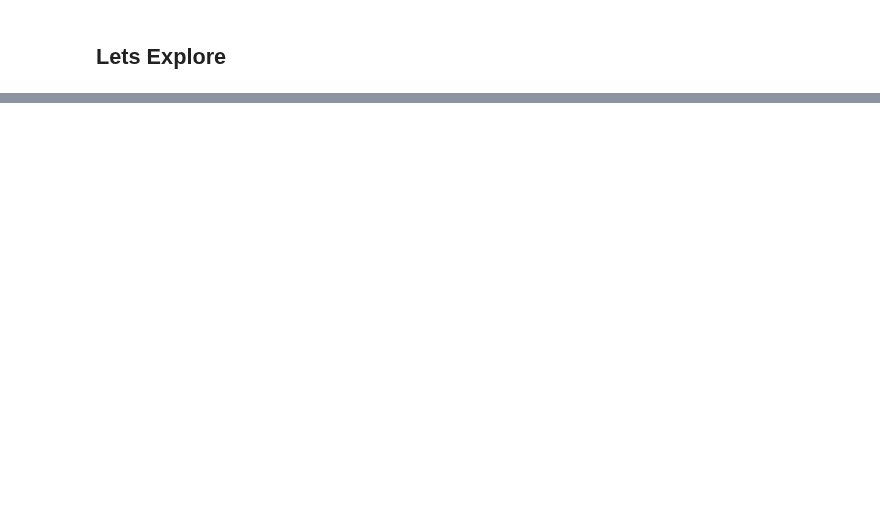
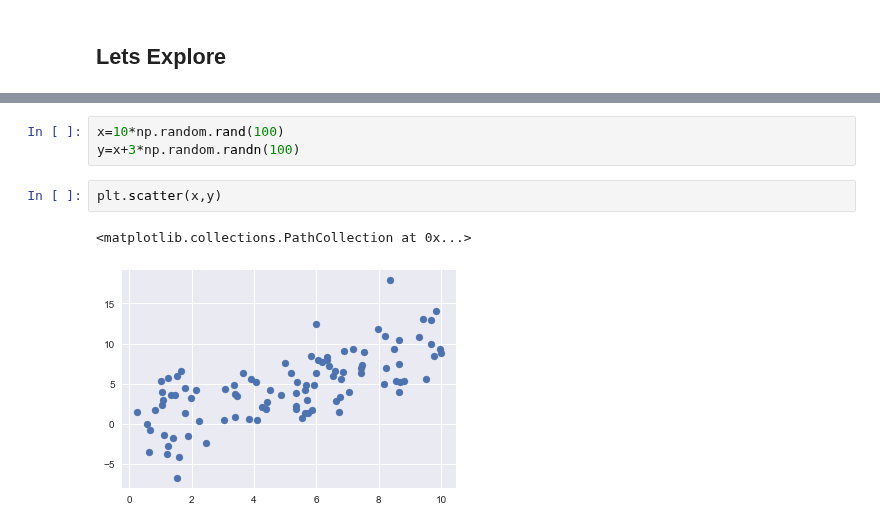
Before and after one commit to Codes-code/Machine-Learning, a Jupyter notebook: Iris_Project.ipynb, the cells around one changed output, grey strips where cells are left out. Cells and saved outputs as stored; diff of their text form; blank space fills up the shorter version.

```diff
--- a/Iris_Project.ipynb
+++ b/Iris_Project.ipynb
@@ -416,0 +417,8 @@ plt.plot(x_fit, y_fit)
+# %%
+x=10*np.random.rand(100)
+y=x+3*np.random.randn(100)
+# %%
+plt.scatter(x,y)
+# %% [output]
+<matplotlib.collections.PathCollection at 0x...>
+[figure, added]
```
Also changed, not shown: parts of 8 cells of this notebook.
